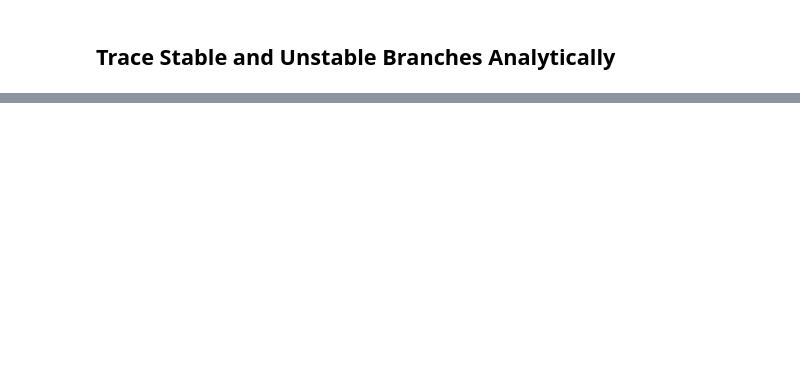
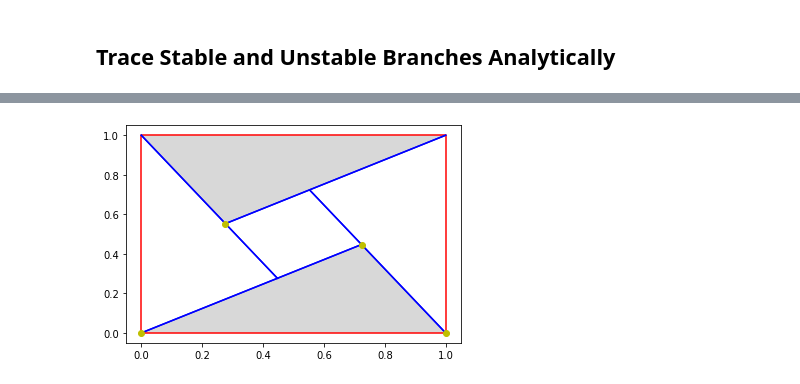
Before and after one commit to juliusrueckin/masters-thesis, a Jupyter notebook: experimental/compute-markov-partition-first-method.py.ipynb, the cells around one changed output, grey strips where cells are left out. Saved outputs shown, nothing was run; the diff lists cells and outputs as text; code cells hidden in the pictures; blank space fills up the shorter version.

```diff
--- a/experimental/compute-markov-partition-first-method.py.ipynb
+++ b/experimental/compute-markov-partition-first-method.py.ipynb
@@ -280,0 +438,41 @@ plt.show()
+# %%
+P3_phi = np.array([phi(u1), phi(p1), phi(u2)+np.array([1,0]), phi(p3)])
+
+P3_phi_boundaries_a = np.array([u1, phi(p1), u4])
+P3_phi_boundaries_b = np.array([u2, phi(p3), u3])
+# %%
+u = np.array([u1, u2, u3, u4, u1])
+p = np.array([p1, p2, p3, p4])
+
+P1 = np.array([p1, p2, p3, p4, p1])
+
+P2a = np.array([u1, p2, u4])
+P2b = np.array([u2, p4, u3])
+
+P3a = np.array([u1, p1, u2])
+P3b = np.array([u3, p3, u4])
+
+#draw unit square
+plt.plot(u[:, 0], u[:, 1], "r")
+
+# draw rectangle P1
+plt.plot(P1[:, 0], P1[:, 1], "b-")
+
+# draw rectangle P2
+plt.plot(P2a[:, 0], P2a[:, 1], "b-")
+plt.plot(P2b[:, 0], P2b[:, 1], "b-")
+
+# draw rectangle P3
+plt.plot(P3a[:, 0], P3a[:, 1], "b-")
+plt.plot(P3b[:, 0], P3b[:, 1], "b-")
+
+# draw P3-phi rectangle vertices
+plt.plot(P3_phi[:, 0], P3_phi[:, 1], "yo")
+
+# draw P3-phi rectangle area
+plt.fill(P3_phi_boundaries_a[:, 0], P3_phi_boundaries_a[:, 1], "gray", alpha=0.3)
+plt.fill(P3_phi_boundaries_b[:, 0], P3_phi_boundaries_b[:, 1], "gray", alpha=0.3)
+
+plt.show()
+# %% [output]
+[figure, added]
```
Also changed, not shown: parts of 26 cells of this notebook, 1 other file.
